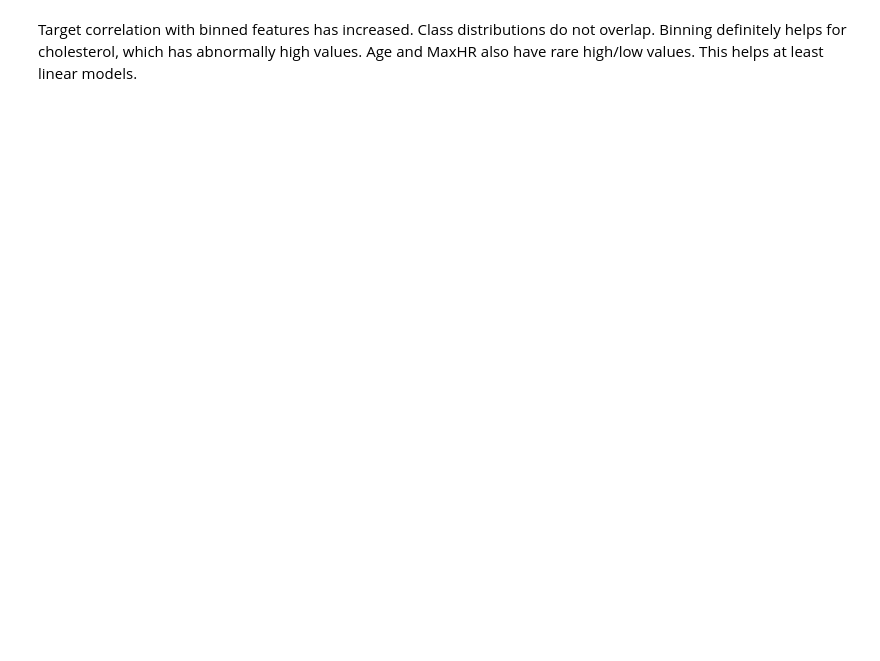
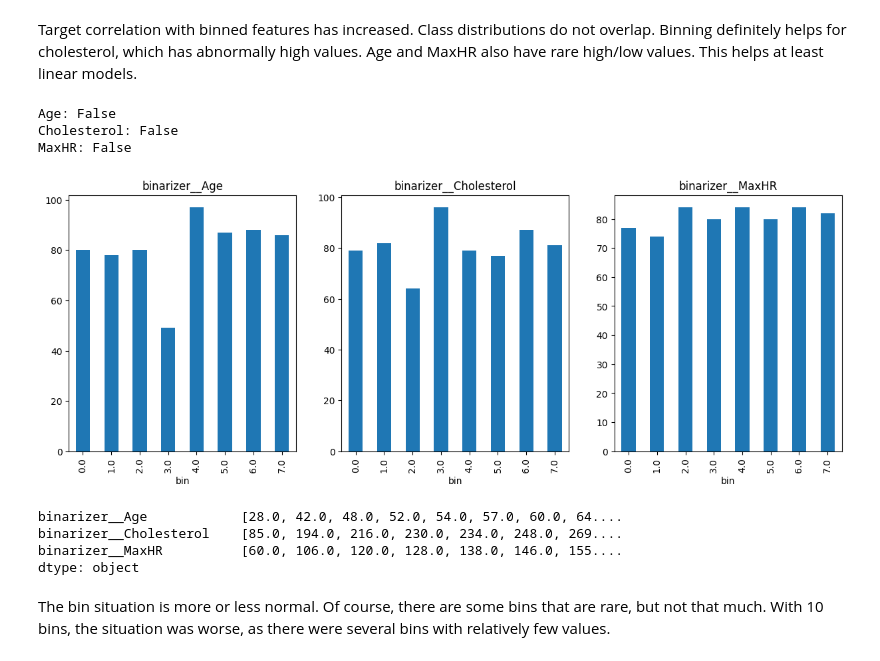
Before and after one commit to Lymuthien/heart_failure, a Jupyter notebook: notebooks/2.0-feature-engineering.ipynb, the cells around one changed output. Drawn from its saved outputs; the diff is of its cells as text; code cells hidden in the pictures; blank space fills up the shorter version.

Commit message:
Explore binned features distribution

```diff
--- a/notebooks/2.0-feature-engineering.ipynb
+++ b/notebooks/2.0-feature-engineering.ipynb
@@ -131,2 +133,31 @@ kdeplot_features_by_target(train, binned, HEART_DISEASE)
 # %% [markdown]
 Target correlation with binned features has increased. Class distributions do not overlap. Binning definitely helps for cholesterol, which has abnormally high values. Age and MaxHR also have rare high/low values. This helps at least linear models.
+# %%
+X_train_raw = df.loc[X_train.index]
+# %%
+fig, axes = plt.subplots(1, 3, figsize=(15, 5))
+
+for col, ax in zip(binned, axes):
+    raw_cal = col.removeprefix("binarizer__")
+    tmp = pd.DataFrame({raw_cal: X_train_raw[raw_cal], "bin": X_train[col]})
+    tmp["bin"].value_counts().sort_index().plot(kind="bar", ax=ax)
+    ax.set_title(col)
+    unique = tmp.groupby(raw_cal)["bin"].nunique().sort_values(ascending=False)
+    print(f"{raw_cal}:", unique.iloc[0] > 1)
+# %% [output]
+Age: False
+Cholesterol: False
+MaxHR: False
+[figure, added]
+# %%
+binner = fe_pipeline.named_steps["preprocessor"].named_transformers_["binarizer"]
+edges = pd.Series(binner.bin_edges_)
+edges.index = binned
+edges
+# %% [output]
+binarizer__Age            [28.0, 42.0, 48.0, 52.0, 54.0, 57.0, 60.0, 64....
+binarizer__Cholesterol    [85.0, 194.0, 216.0, 230.0, 234.0, 248.0, 269....
+binarizer__MaxHR          [60.0, 106.0, 120.0, 128.0, 138.0, 146.0, 155....
+dtype: object
+# %% [markdown]
+The bin situation is more or less normal. Of course, there are some bins that are rare, but not that much. With 10 bins, the situation was worse, as there were several bins with relatively few values.
```
Also changed, not shown: parts of 7 cells of this notebook, 1 other file.
